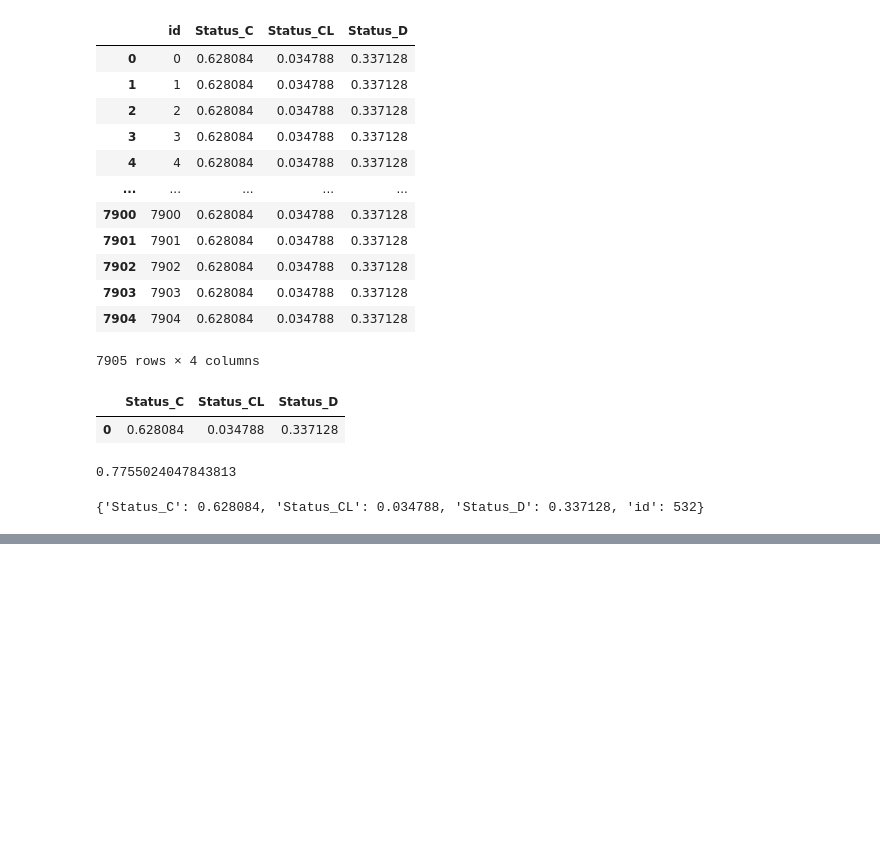
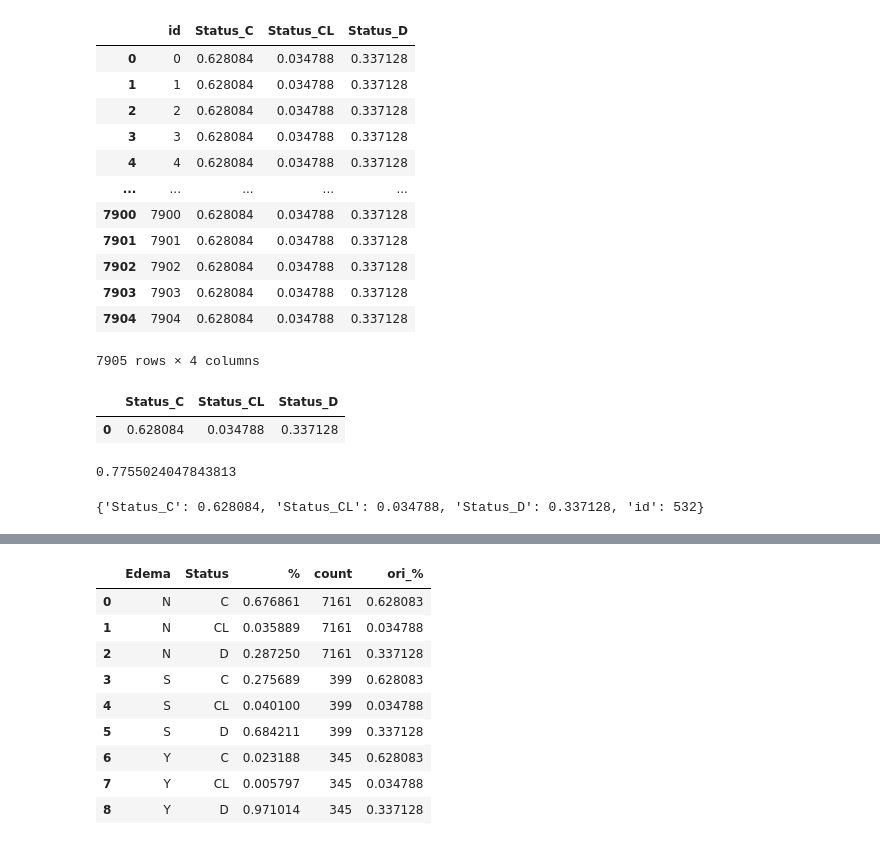
Before and after one commit to anielv95/kaggle-pg-3x26, a Jupyter notebook: notebooks/eda.ipynb, the cells around one changed output, grey strips where cells are left out. Cells and saved outputs as stored; diff of their text form; code cells hidden in the pictures; blank space fills up the shorter version.

```diff
--- a/notebooks/eda.ipynb
+++ b/notebooks/eda.ipynb
@@ -259,0 +312,6 @@ prediction.to_csv("../data/base-line-model-answer.csv",index=False)
+# %%
+proportion = train.groupby("Status",as_index=False)["id"].count()
+# %%
+proportion.rename({"id":"ori_%"},axis=1,inplace=True)
+# %%
+proportion["ori_%"] = proportion["ori_%"]/train.shape[0]
@@ -259,0 +325,19 @@ prediction.to_csv("../data/base-line-model-answer.csv",index=False)
+# %%
+counting = train.groupby(col,as_index=False)["id"].count().rename({"id":"count"},axis=1)
+percentage = train.groupby([col,"Status"],as_index=False)["id"].count()
+percentage = percentage.merge(counting,how="left",on=col)
+percentage.rename({"id":"%"},axis=1,inplace=True)
+percentage["%"] = percentage["%"]/percentage["count"]
+percentage = percentage.merge(proportion,how="left",on="Status")
+percentage
+# %% [output]
+|  | Edema | Status | % | count | ori_% |
+| 0 | N | C | 0.676861 | 7161 | 0.628083 |
+| 1 | N | CL | 0.035889 | 7161 | 0.034788 |
+| 2 | N | D | 0.287250 | 7161 | 0.337128 |
+| 3 | S | C | 0.275689 | 399 | 0.628083 |
+| 4 | S | CL | 0.040100 | 399 | 0.034788 |
+| 5 | S | D | 0.684211 | 399 | 0.337128 |
+| 6 | Y | C | 0.023188 | 345 | 0.628083 |
+| 7 | Y | CL | 0.005797 | 345 | 0.034788 |
+| 8 | Y | D | 0.971014 | 345 | 0.337128 |
```
Also changed, not shown: parts of 34 cells of this notebook.
